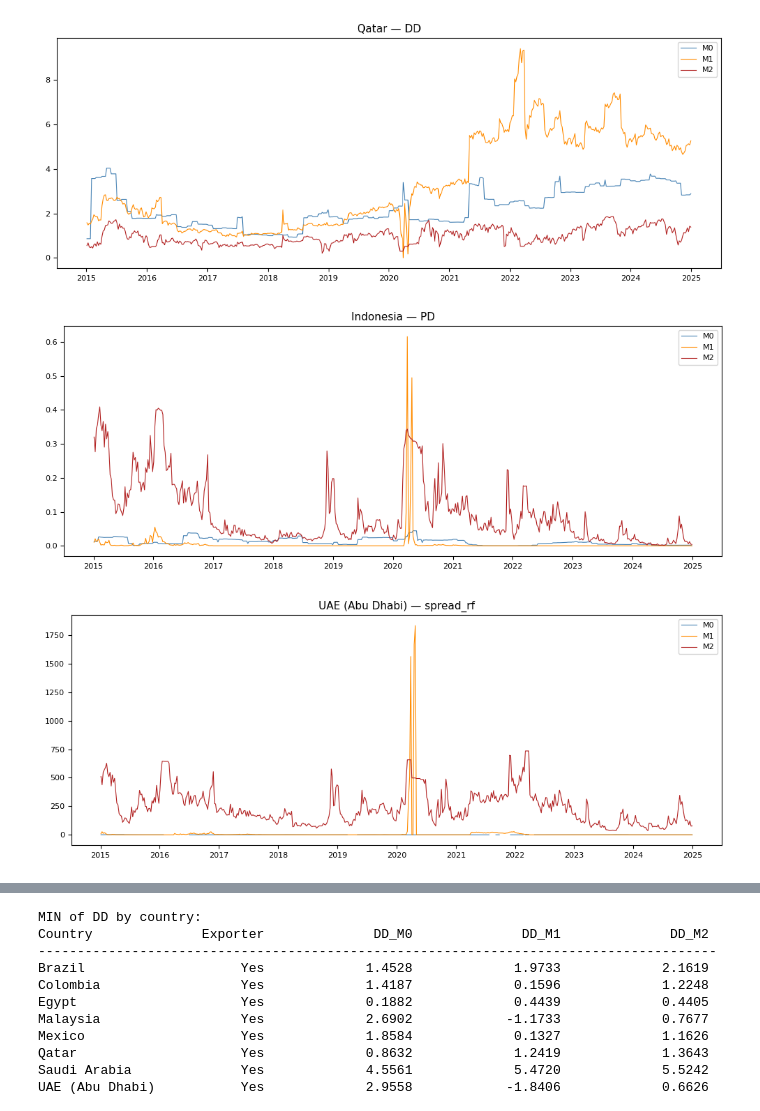
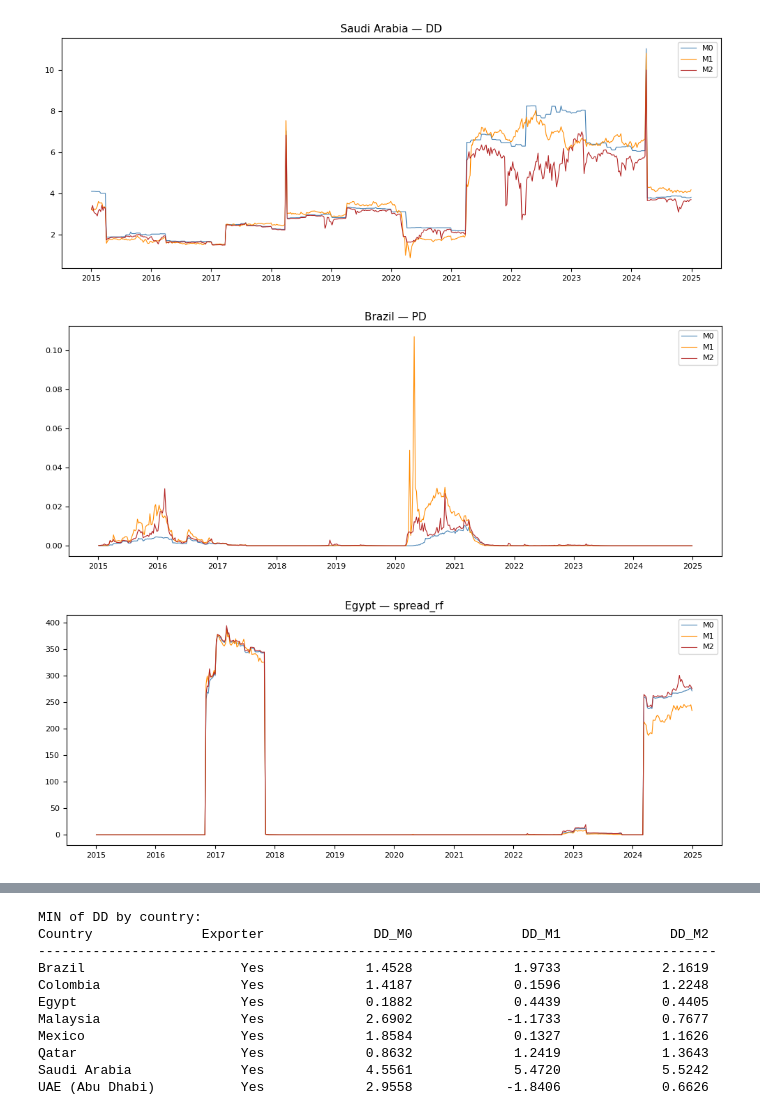
Before and after one commit to juanfp02/commodities_and_sovereigns, a Jupyter notebook: Chapter_03/CCA_results.ipynb, the cells around one changed output, grey strips where cells are left out. Saved outputs shown, nothing was run; the diff lists cells and outputs as text; code cells hidden in the pictures.

```diff
--- a/Chapter_03/CCA_results.ipynb
+++ b/Chapter_03/CCA_results.ipynb
@@ -122,25 +122,25 @@ V2, s2 = panel['implied_V_M2'].values, panel['implied_sigma_V_M2'].values
 lam = panel['lambda_annual'].values
 panel['DD_M2'] = (np.log(V2 / B) + (rf - 0.5 * s2**2) * t) / (s2 * sqt)
 # %%
-graphfunc('Qatar', 'DD', ['M0', 'M1', 'M2'])
+graphfunc('Saudi Arabia', 'DD', ['M0', 'M1', 'M2'])
 # %% [output]
-[figure, old version]
+[figure, new version]
 # %%
 panel['PD_M0'] = norm.cdf(-panel['DD_M0'])
 panel['PD_M1'] = norm.cdf(-panel['DD_M1'])
 panel['PD_M2'] = norm.cdf(-panel['DD_M2'])
 
-graphfunc('Indonesia', 'PD', ['M0', 'M1', 'M2'])
+graphfunc('Brazil', 'PD', ['M0', 'M1', 'M2'])
 # %% [output]
-[figure, old version]
+[figure, new version]
 # %%
 panel['spread_rf_M0'] =  -(1/t) * np.log(1 - (1 - RECOVERY) * panel['PD_M0']) * 10000
 panel['spread_rf_M1'] =  -(1/t) * np.log(1 - (1 - RECOVERY) * panel['PD_M1']) * 10000
 panel['spread_rf_M2'] =  -(1/t) * np.log(1 - (1 - RECOVERY) * panel['PD_M2']) * 10000
 
-graphfunc('UAE (Abu Dhabi)', 'spread_rf', ['M0', 'M1', 'M2'])
+graphfunc('Egypt', 'spread_rf', ['M0', 'M1', 'M2'])
 # %% [output]
-[figure, old version]
+[figure, new version]
 # %%
 V0, s0 = panel['implied_V_M0'].values, panel['implied_sigma_V_M0'].values
 d1_M0 = (np.log(V0 / B) + (rf + 0.5 * s0**2) * t) / (s0 * sqt)
```
Also changed, not shown: parts of 9 cells of this notebook, 20 other files.
